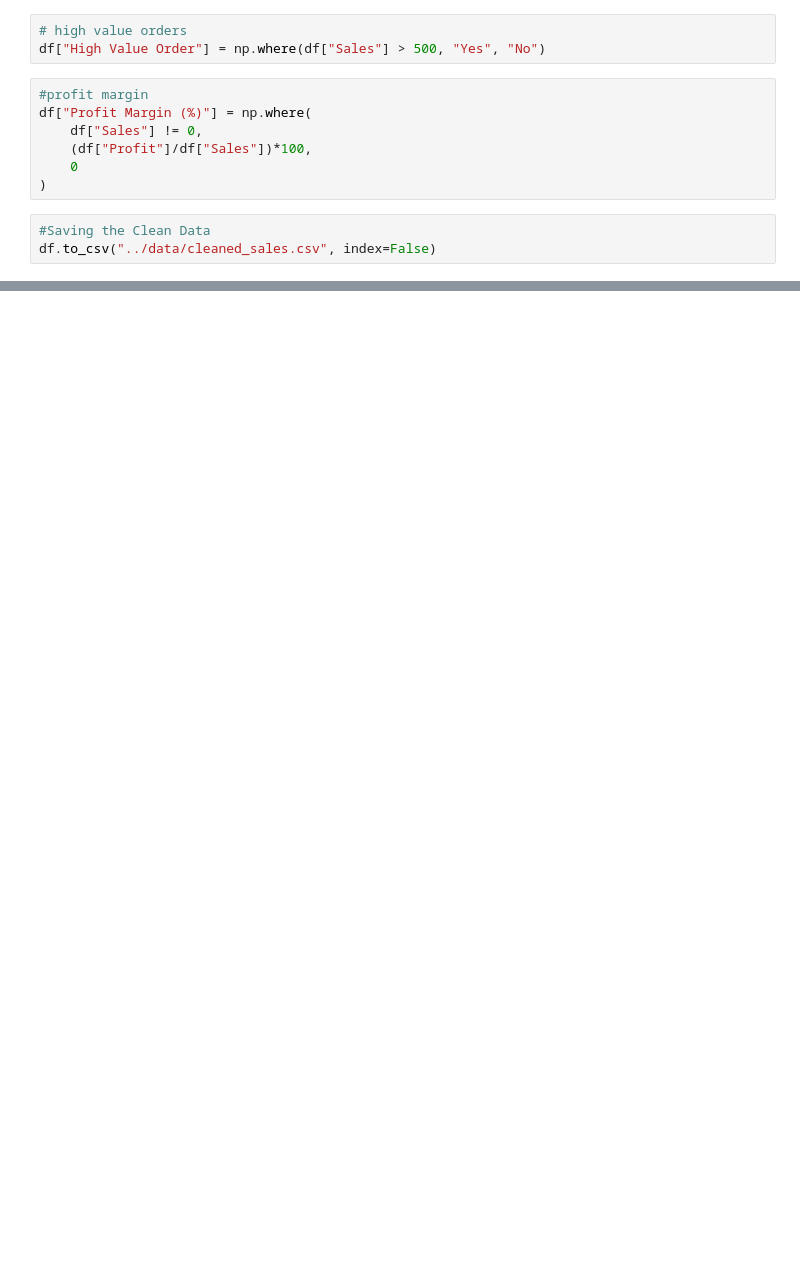
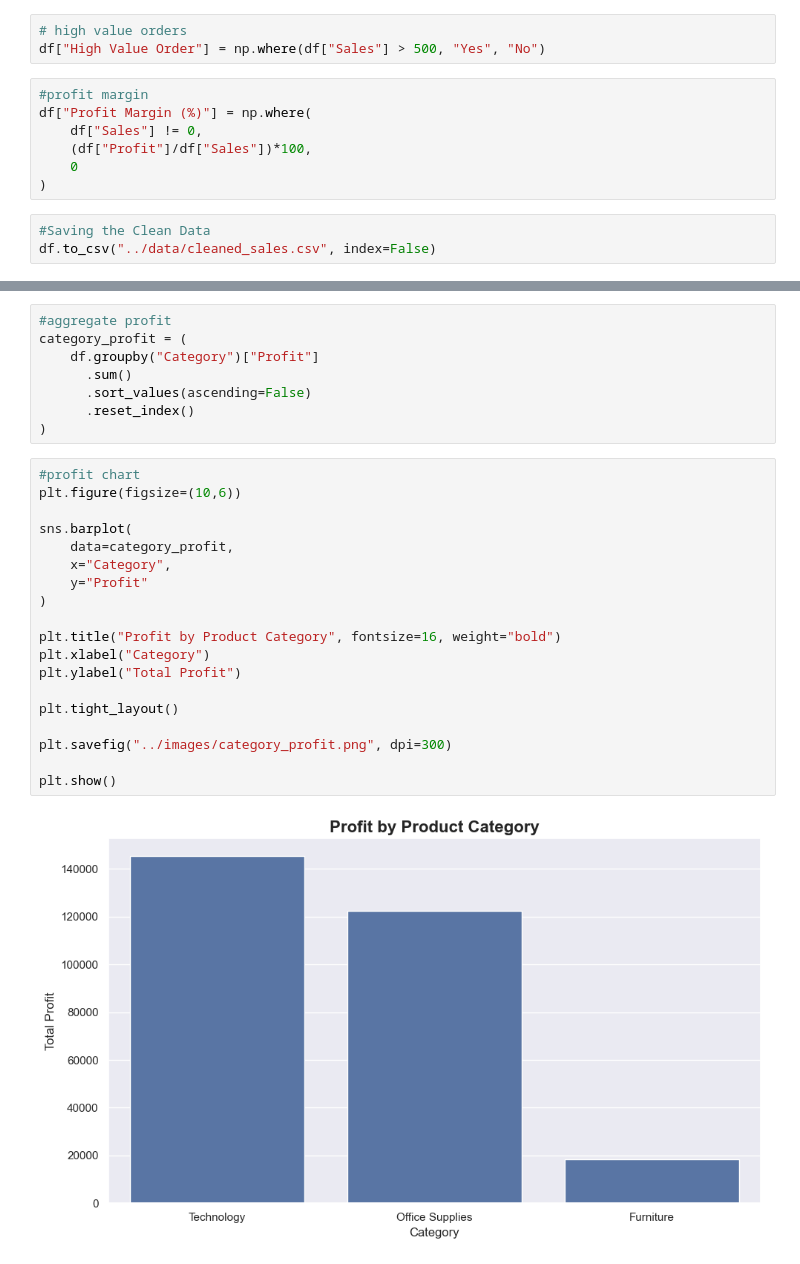
Before and after one commit to PriyaSumbria/ecommerce-sales-analytics-dashboard, a Jupyter notebook: Notebooks/ecommerce_sales_analysis.ipynb, the cells around one changed output, grey strips where cells are left out. Saved outputs shown, nothing was run; the diff lists cells and outputs as text; blank space fills up the shorter version.

```diff
--- a/Notebooks/ecommerce_sales_analysis.ipynb
+++ b/Notebooks/ecommerce_sales_analysis.ipynb
@@ -94,0 +437,29 @@ Business Insights
+# %%
+#aggregate profit
+category_profit = (
+    df.groupby("Category")["Profit"]
+      .sum()
+      .sort_values(ascending=False)
+      .reset_index()
+)
+# %%
+#profit chart
+plt.figure(figsize=(10,6))
+
+sns.barplot(
+    data=category_profit,
+    x="Category",
+    y="Profit"
+)
+
+plt.title("Profit by Product Category", fontsize=16, weight="bold")
+plt.xlabel("Category")
+plt.ylabel("Total Profit")
+
+plt.tight_layout()
+
+plt.savefig("../images/category_profit.png", dpi=300)
+
+plt.show()
+# %% [output]
+[figure, added]
```
Also changed, not shown: parts of 42 cells of this notebook, 7 other files.
